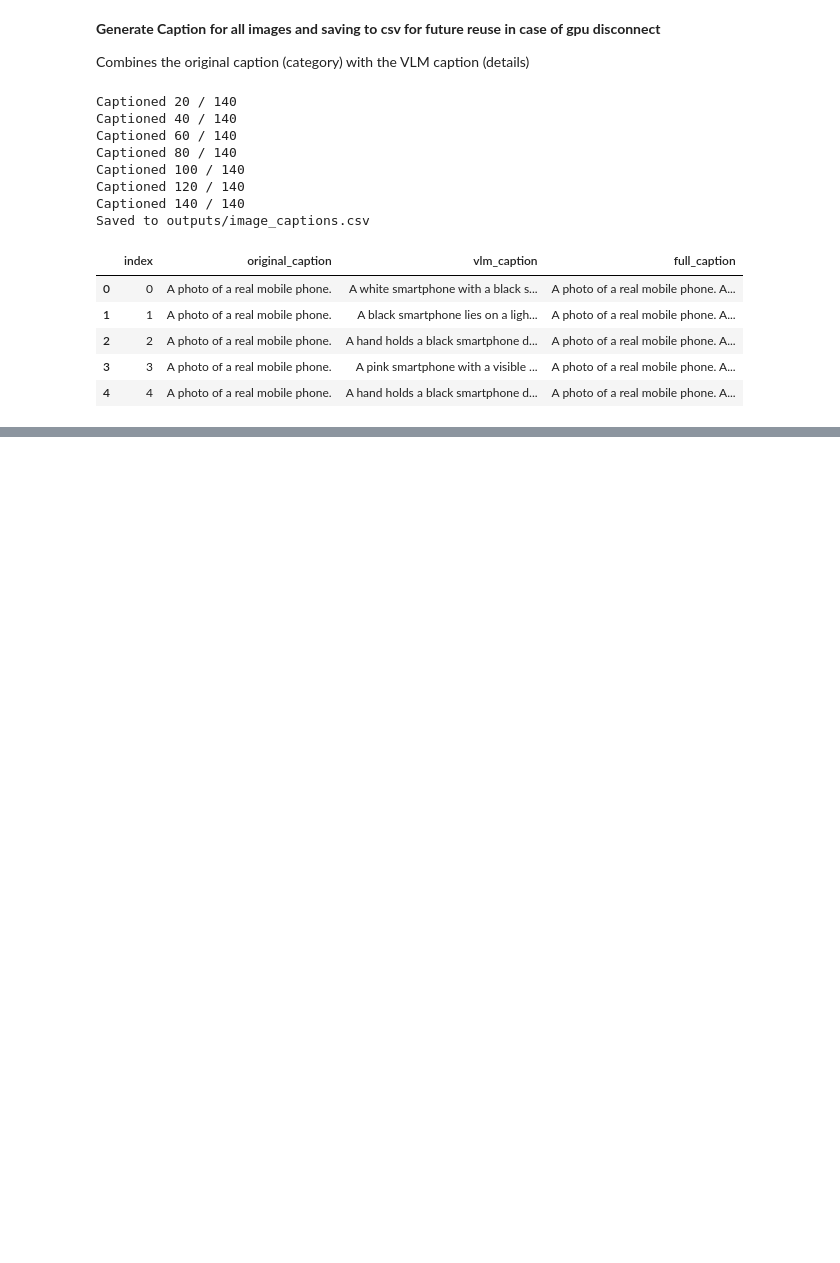
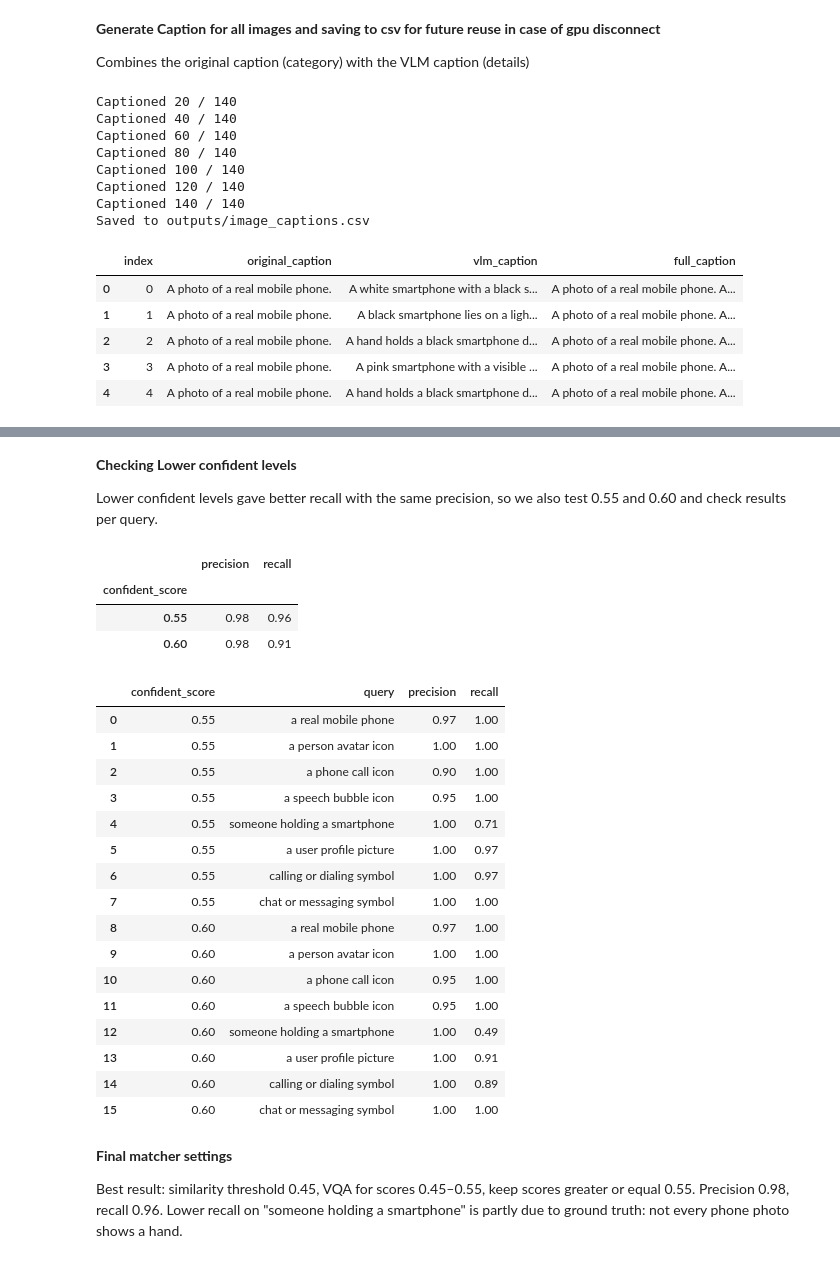
Before and after one commit to TasminaTasin75/COMP6012-Assignment-4-LLM-Ecommerce-Agent, a Jupyter notebook: llm_agent_for_ecom_assignment_4.ipynb, the cells around one changed output, grey strips where cells are left out. Saved outputs shown, nothing was run; the diff lists cells and outputs as text; code cells hidden in the pictures; blank space fills up the shorter version.

```diff
--- a/llm_agent_for_ecom_assignment_4.ipynb
+++ b/llm_agent_for_ecom_assignment_4.ipynb
@@ -404,0 +657,29 @@ Saved to outputs/image_captions.csv
+# %%
+# Using VQA only for borderline scores, tested on all queries
+def find_matching_images(query, threshold=MATCH_THRESHOLD, confident_score=0.7):
+    """Keep high scores, VQA-check borderline scores, reject low scores."""
+    results = search_images(query)
+    candidates = results[results["score"] >= threshold].copy()
+
+    keep = []
+    for idx, score in zip(candidates["index"], candidates["score"]):
+        if score >= confident_score:
+            keep.append(True)                                    # confident: keep
+        else:
+            keep.append(vlm_says_yes(images[int(idx)]["image"], query))  # borderline: ask VLM
+    return candidates[keep]
+
+
+rows = []
+for confident_score in [0.65, 0.70, 0.75]:
+    for query, true_group in test_queries.items():
+        matches = find_matching_images(query, confident_score=confident_score)
+        correct = (captions_df.loc[matches.index, "group"] == true_group).sum()
+
+        precision = correct / len(matches) if len(matches) > 0 else 0
+        recall = correct / 35
+        rows.append({"confident_score": confident_score, "query": query,
+                     "precision": round(precision, 2), "recall": round(recall, 2)})
+
+vqa_table = pd.DataFrame(rows)
+display(vqa_table.groupby("confident_score")[["precision", "recall"]].mean().round(2))
@@ -404,0 +692,46 @@ Saved to outputs/image_captions.csv
+# %% [markdown]
+**Checking Lower confident levels**
+
+Lower confident levels gave better recall with the same precision, so we also test 0.55 and 0.60 and check results per query.
+# %%
+#Checking lower confident levels and show per-query results
+rows = []
+for confident_score in [0.55, 0.60]:
+    for query, true_group in test_queries.items():
+        matches = find_matching_images(query, confident_score=confident_score)
+        correct = (captions_df.loc[matches.index, "group"] == true_group).sum()
+
+        precision = correct / len(matches) if len(matches) > 0 else 0
+        recall = correct / 35
+        rows.append({"confident_score": confident_score, "query": query,
+                     "precision": round(precision, 2), "recall": round(recall, 2)})
+
+vqa_table_low = pd.DataFrame(rows)
+display(vqa_table_low.groupby("confident_score")[["precision", "recall"]].mean().round(2))
+display(vqa_table_low)
+# %% [output]
+|  | precision | recall |
+| confident_score |  |  |
+| 0.55 | 0.98 | 0.96 |
+| 0.60 | 0.98 | 0.91 |
+|  | confident_score | query | precision | recall |
+| 0 | 0.55 | a real mobile phone | 0.97 | 1.00 |
+| 1 | 0.55 | a person avatar icon | 1.00 | 1.00 |
+| 2 | 0.55 | a phone call icon | 0.90 | 1.00 |
+| 3 | 0.55 | a speech bubble icon | 0.95 | 1.00 |
+| 4 | 0.55 | someone holding a smartphone | 1.00 | 0.71 |
+| 5 | 0.55 | a user profile picture | 1.00 | 0.97 |
+| 6 | 0.55 | calling or dialing symbol | 1.00 | 0.97 |
+| 7 | 0.55 | chat or messaging symbol | 1.00 | 1.00 |
+| 8 | 0.60 | a real mobile phone | 0.97 | 1.00 |
+| 9 | 0.60 | a person avatar icon | 1.00 | 1.00 |
+| 10 | 0.60 | a phone call icon | 0.95 | 1.00 |
+| 11 | 0.60 | a speech bubble icon | 0.95 | 1.00 |
+| 12 | 0.60 | someone holding a smartphone | 1.00 | 0.49 |
+| 13 | 0.60 | a user profile picture | 1.00 | 0.91 |
+| 14 | 0.60 | calling or dialing symbol | 1.00 | 0.89 |
+| 15 | 0.60 | chat or messaging symbol | 1.00 | 1.00 |
+# %% [markdown]
+**Final matcher settings**
+
+Best result: similarity threshold 0.45, VQA for scores 0.45–0.55, keep scores greater or equal 0.55. Precision 0.98, recall 0.96. Lower recall on "someone holding a smartphone" is partly due to ground truth: not every phone photo shows a hand.
```
Also changed, not shown: parts of 17 cells of this notebook.
